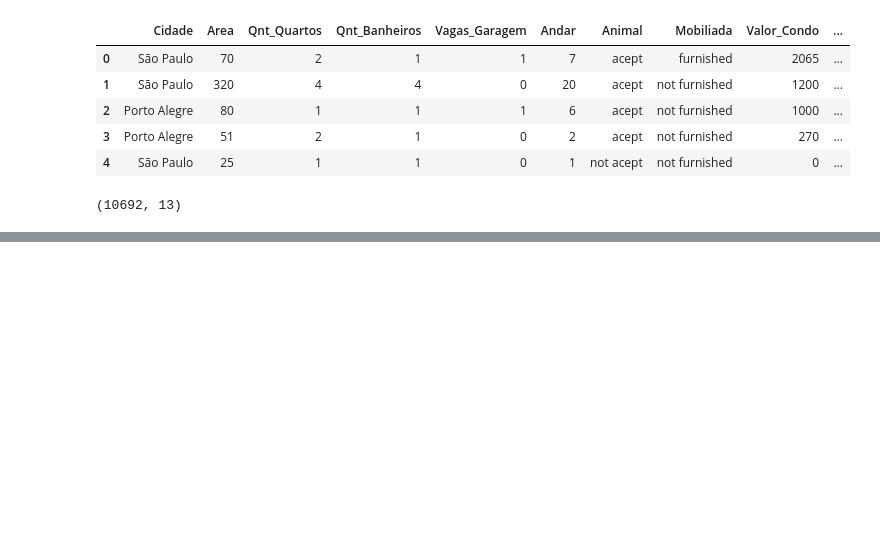
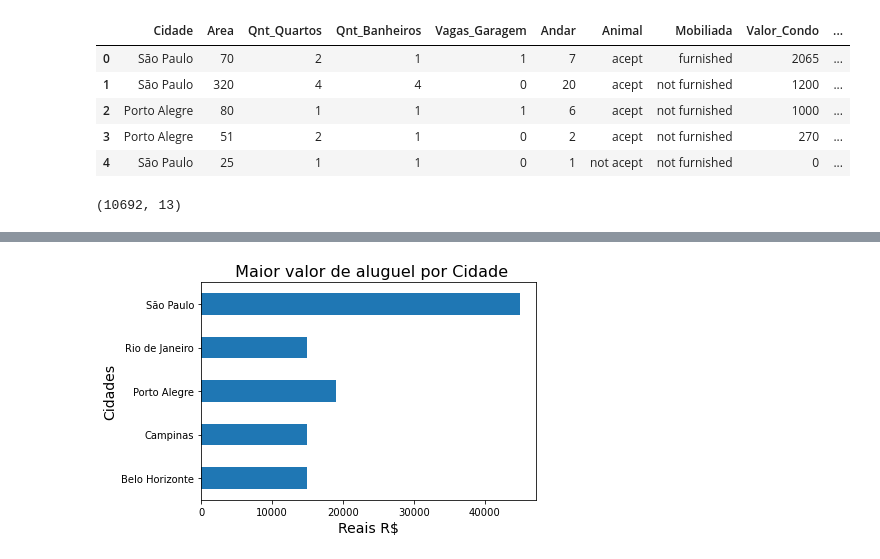
Before and after one commit to Eduu1/Portf-lio-Data-Science, a Jupyter notebook: Projeto-/Projeto - Houses_to_rent.ipynb, the cells around one changed output, grey strips where cells are left out. Saved outputs shown, nothing was run; the diff lists cells and outputs as text; code cells hidden in the pictures; blank space fills up the shorter version.

```diff
--- a/Projeto-/Projeto - Houses_to_rent.ipynb
+++ b/Projeto-/Projeto - Houses_to_rent.ipynb
@@ -35,0 +124,8 @@ dados.shape
+# %%
+dados_agrupado.groupby('Cidade')['Valor_Aluguel'].max().plot(kind = 'barh')
+plt.title(' Maior valor de aluguel por Cidade', fontdict = {'size': 16})
+plt.xlabel('Reais R$', fontdict = {'size': 14})
+plt.ylabel('Cidades', fontdict = {'size':14})
+plt.show()
+# %% [output]
+[figure, added]
```
Also changed, not shown: parts of 12 cells of this notebook.
